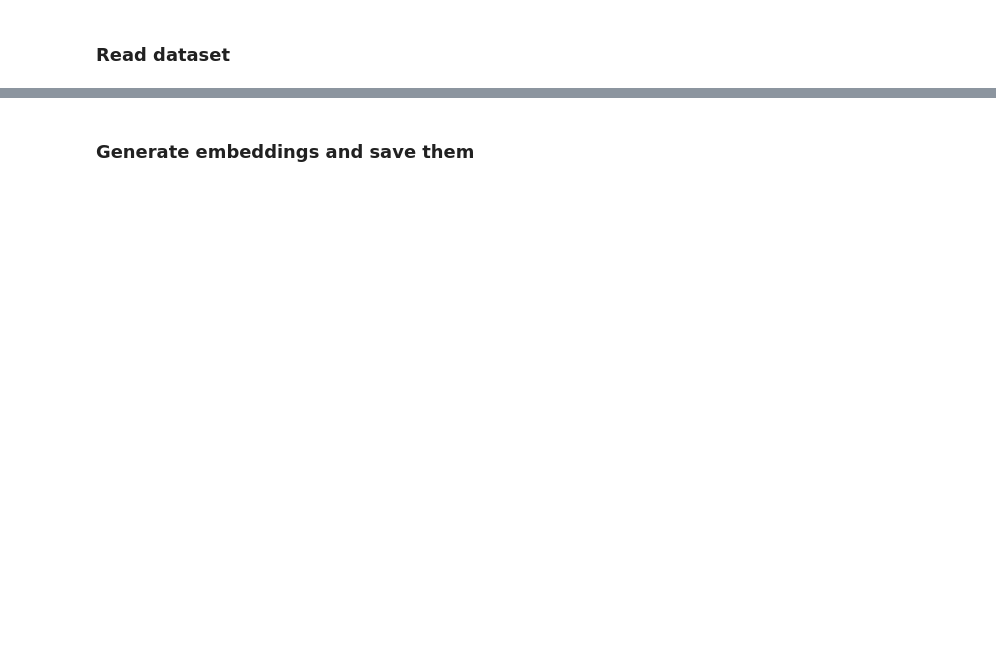
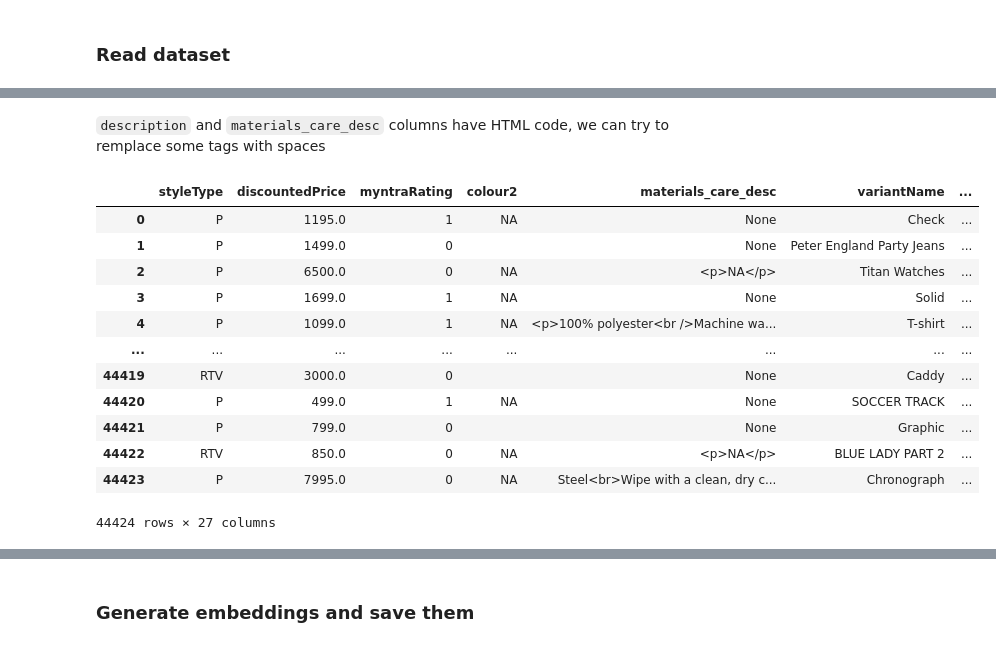
Before and after one commit to IsaiasGutierrezCruz/datathon_recommender_system, a Jupyter notebook: generate_embeddings.ipynb, the cells around one changed output, grey strips where cells are left out. Drawn from its saved outputs; the diff is of its cells as text; code cells hidden in the pictures; blank space fills up the shorter version.

Commit message:
FEAT: basic flow to query top products

```diff
--- a/generate_embeddings.ipynb
+++ b/generate_embeddings.ipynb
@@ -16,0 +10,7 @@ data.head()
+# %%
+dataset_path = "assets/all_data_sets_together_fixed.parquet"
+
+raw_data = pd.read_parquet(dataset_path, engine="pyarrow")
+
+print(raw_data.shape)
+raw_data.head()
@@ -16,0 +40,15 @@ data.head()
+# %%
+columns_to_ignore = {
+    # "id",
+    "filename",
+    "link",
+    "productTypeId",
+    "navigationId",
+    "prince", # since the final price is the relevant one while searching
+    "catalogAddDate",
+    "vat",
+    "articleNumber",
+}
+
+columns_to_consider = set(raw_data.columns) - columns_to_ignore
+columns_to_consider
@@ -16,0 +73,23 @@ data.head()
+# %% [markdown]
+`description` and `materials_care_desc` columns have HTML code, we can try to remplace some tags with spaces
+# %%
+data = raw_data.copy()
+
+data.reset_index(inplace=True)
+data = data[list(columns_to_consider)]
+
+data
+# %% [output]
+|  | styleType | discountedPrice | myntraRating | colour2 | materials_care_desc | variantName | ... |
+| 0 | P | 1195.0 | 1 | NA | None | Check | ... |
+| 1 | P | 1499.0 | 0 |  | None | Peter England Party Jeans | ... |
+| 2 | P | 6500.0 | 0 | NA | <p>NA</p> | Titan Watches | ... |
+| 3 | P | 1699.0 | 1 | NA | None | Solid | ... |
+| 4 | P | 1099.0 | 1 | NA | <p>100% polyester<br />Machine wa... | T-shirt | ... |
+| ... | ... | ... | ... | ... | ... | ... | ... |
+| 44419 | RTV | 3000.0 | 0 |  | None | Caddy | ... |
+| 44420 | P | 499.0 | 1 | NA | None | SOCCER TRACK | ... |
+| 44421 | P | 799.0 | 0 |  | None | Graphic | ... |
+| 44422 | RTV | 850.0 | 0 | NA | <p>NA</p> | BLUE LADY PART 2 | ... |
+| 44423 | P | 7995.0 | 0 | NA | Steel<br>Wipe with a clean, dry c... | Chronograph | ... |
+44424 rows × 27 columns
```
Also changed, not shown: parts of 29 cells of this notebook, 11 other files.
